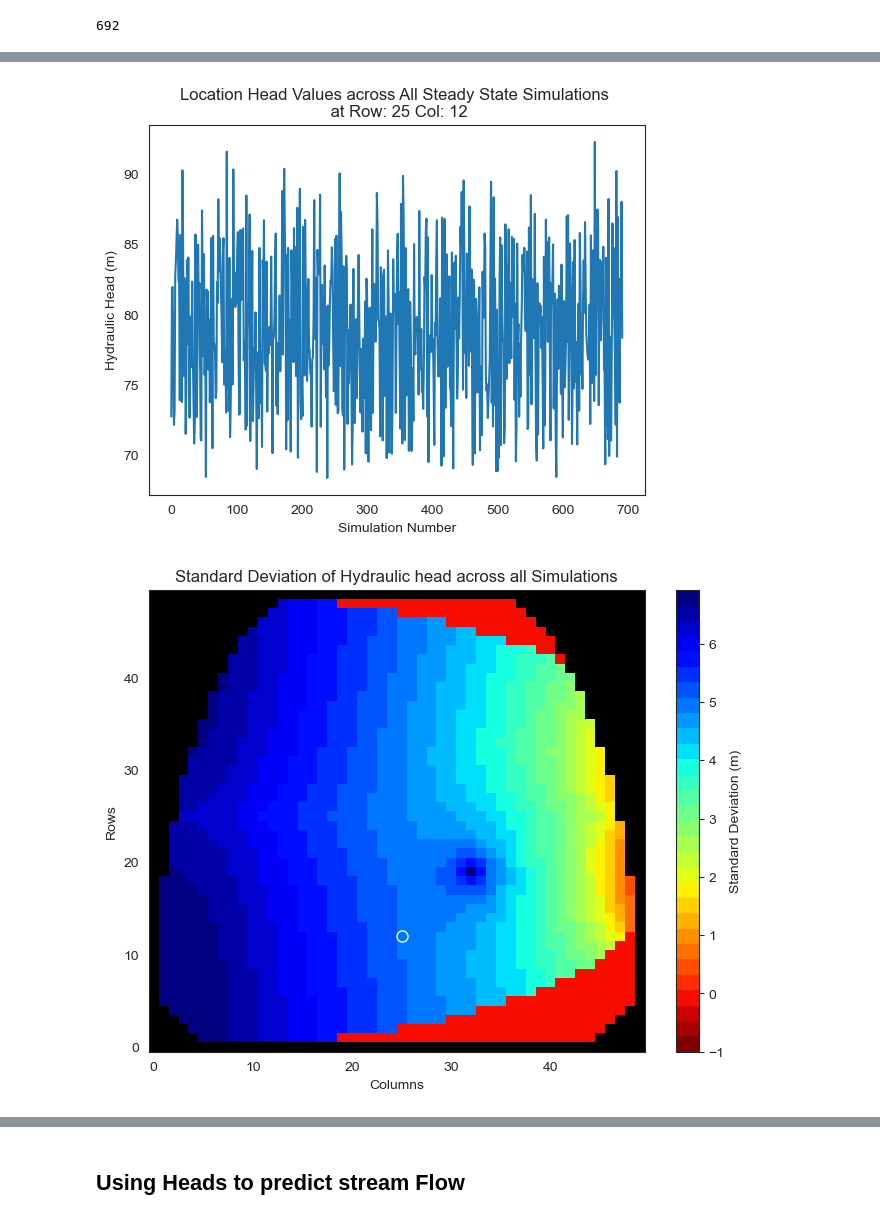
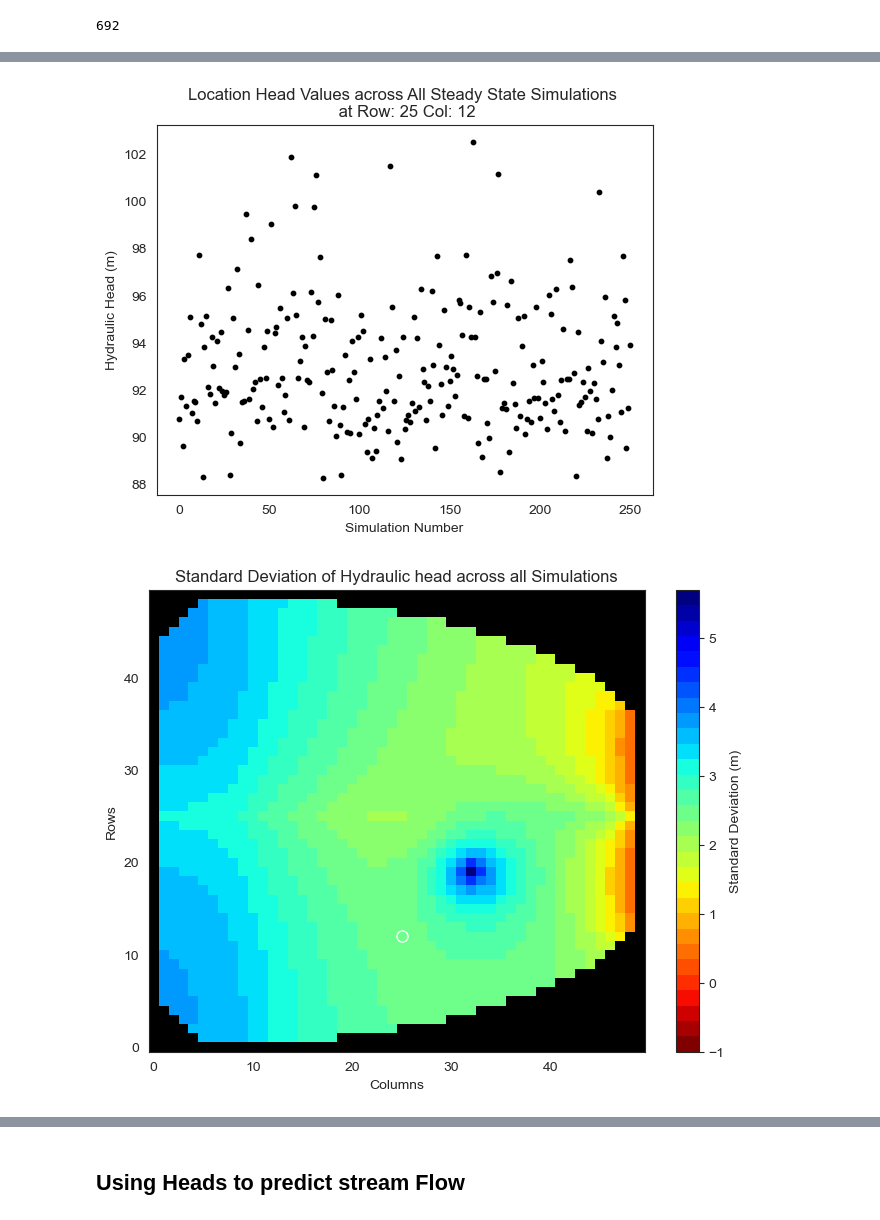
Before and after one commit to davermurray/mf-trees, a Jupyter notebook: ModflowSfrTree_JustWellTrees.ipynb, the cells around one changed output, grey strips where cells are left out. Drawn from its saved outputs; the diff is of its cells as text; code cells hidden in the pictures.

Commit message:
Added metrics and updates for only using wet sims

```diff
--- a/ModflowSfrTree_JustWellTrees.ipynb
+++ b/ModflowSfrTree_JustWellTrees.ipynb
@@ -222,0 +235,7 @@ FileNotFoundError: [Errno 2] No such file or directory: 'D:/mfoutput\\ScenarioSf
+# %%
+#Getting rid of ensembles with 0 flow at reach 25
+ReachQdf = pd.read_pickle('outputs/SS_reachQ.pkl')
+rn = 25
+ReachQdf = ReachQdf[ReachQdf[rn] > 0]
+
+print(ReachQdf.index)
@@ -238,6 +264,11 @@ plt.show()
 # %%
-#print(ReachQdf[32][ReachQdf[32] < 75])
-#print(X.loc[[3,10,13,69,127,157,177,178]])
+#Plot out the parameters per ensemble discharge at reach 25
+
+#Uncomment line below if pulling from pkl file
+#ReachQdf = pd.read_pickle('outputs/SS_reachQ.pkl')
+params = X.loc[ReachQdf.index]
+
+
 fig, axs = plt.subplots(4, 2, sharex=False, sharey=False,figsize=(8, 10))
 fig.suptitle('Parameter Values for all Simulations with Reach 25 Outflow (cmd)')
 fig.supylabel('Discharge (cmd) - Log Scale')
@@ -250,7 +281,7 @@ i=0
 logpars = [1,2,4,6]
 for row in axs:
     for col in row:
-        col.plot(X[col_names[i]],ReachQdf[25],'.')
+        col.plot(params[col_names[i]],ReachQdf[25],'.')
         col.title.set_text(col_dict[col_names[i]])
         if i in logpars:
             col.set_xscale('log')
@@ -287,7 +326,7 @@ plt.xlabel('Reach Number')
 # %% [markdown]
 ## Now for the Modflow Cell Heads
 # %%
-ibound = np.loadtxt('ibound_lyr1.txt')
+ibound = np.loadtxt('base/ibound_lyr1.txt')
 all_well_loc = np.asarray(np.where(ibound == 1)).T
 print(all_well_loc) #nrow,ncol
 # %% [output]
@@ -351,11 +390,18 @@ test_q = Y.loc[well_head_df.index]
 #well_head_df.to_pickle('WellHead_SS.pkl')
 # %% [output]
 692
+# %%
+#if not pulling new heads
+well_head_df = pd.read_pickle('outputs/heads/WellHead_SS.pkl')
+
+#use only simulations that are similar to ReachQdf - or in this case > 0 at reach 25
+well_head_df = well_head_df.loc[ReachQdf.index]
 # %%
 wn = 1017
 print("well num, well col, well row \n")
 print(wn,int(all_well_loc[wn][0]), int(all_well_loc[wn][1]))
-well_head_df[wn].plot()
+print(well_head_df[wn])
+plt.scatter(range(len(well_head_df[wn].index)),well_head_df[wn], s = 10, c='k')
 plt.xlabel('Simulation Number')
 plt.ylabel('Hydraulic Head (m)')
 plt.title("Location Head Values across All Steady State Simulations \n at Row: " +str(all_well_loc[wn][0])+ " Col: " + str(all_well_loc[wn][1]))
@@ -384,8 +430,8 @@ wellmesh2 = wellmesh.copy()
 #well_head_df[1060].plot()
 print(int(all_well_loc[wn, 0]),int(all_well_loc[wn, 1]))
 for i in range(all_well_loc.shape[0]):
-    wellmesh[int(all_well_loc[i, 0]),int(all_well_loc[i, 1])] = np.std(well_head[:,i])
-    wellmesh2[int(all_well_loc[i, 0]),int(all_well_loc[i, 1])] = well_head_df[i].mean()
+    wellmesh[int(all_well_loc[i, 1]),int(all_well_loc[i, 0])] = well_head_df[i].std()
+    wellmesh2[int(all_well_loc[i, 1]),int(all_well_loc[i, 0])] = well_head_df[i].mean()
 #print(well_head_df[wn].std())
 #wellmesh = interp2d(kk,gg, wellmesh, kind='cubic')
 cmap2 = cm.get_cmap("jet_r",lut=30)
@@ -421,3 +479,3 @@ well num, well col, well row
 25 12
-[figure, old version]
+[figure, new version]
-[figure, old version]
+[figure, new version]
```
Also changed, not shown: parts of 32 cells of this notebook.
